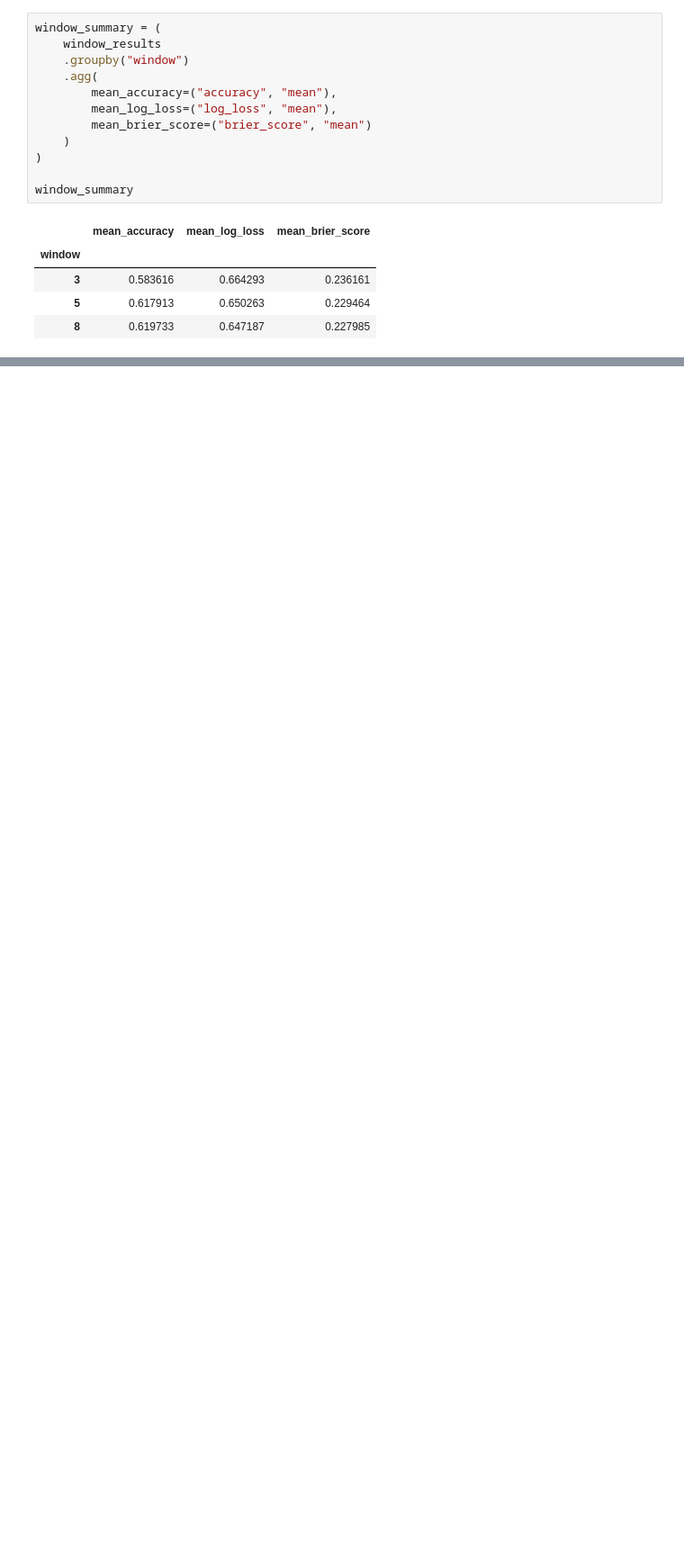
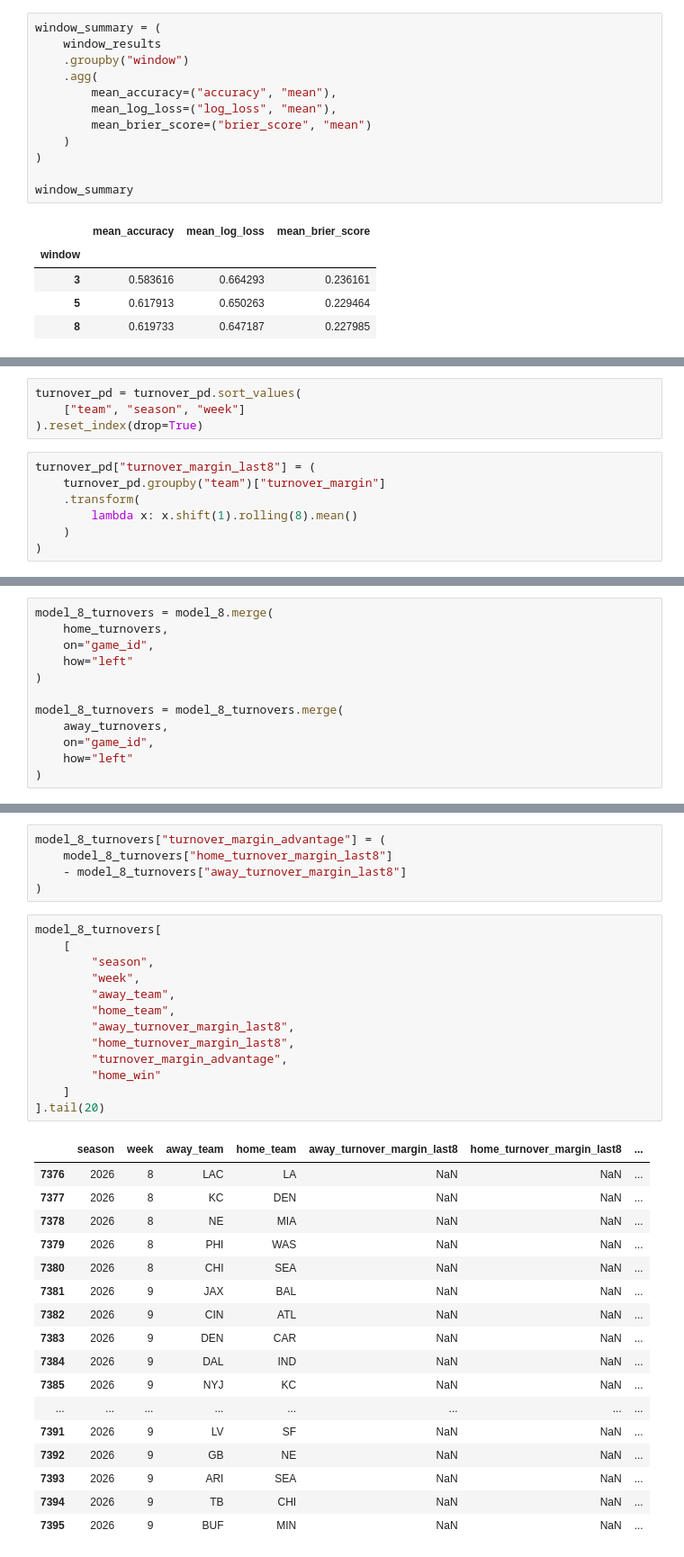
Before and after one commit to GarnetFisherman/nfl-game-prediction, a Jupyter notebook: notebooks/01_explore_nfl_data.ipynb, the cells around one changed output, grey strips where cells are left out. Shown at 90% size. Saved outputs shown, nothing was run; the diff lists cells and outputs as text; blank space fills up the shorter version.

```diff
--- a/notebooks/01_explore_nfl_data.ipynb
+++ b/notebooks/01_explore_nfl_data.ipynb
@@ -2818,0 +3033,11 @@ window_summary
+# %%
+turnover_pd = turnover_pd.sort_values(
+    ["team", "season", "week"]
+).reset_index(drop=True)
+# %%
+turnover_pd["turnover_margin_last8"] = (
+    turnover_pd.groupby("team")["turnover_margin"]
+    .transform(
+        lambda x: x.shift(1).rolling(8).mean()
+    )
+)
@@ -2818,0 +3147,12 @@ window_summary
+# %%
+model_8_turnovers = model_8.merge(
+    home_turnovers,
+    on="game_id",
+    how="left"
+)
+
+model_8_turnovers = model_8_turnovers.merge(
+    away_turnovers,
+    on="game_id",
+    how="left"
+)
@@ -2818,0 +3163,36 @@ window_summary
+# %%
+model_8_turnovers["turnover_margin_advantage"] = (
+    model_8_turnovers["home_turnover_margin_last8"]
+    - model_8_turnovers["away_turnover_margin_last8"]
+)
+# %%
+model_8_turnovers[
+    [
+        "season",
+        "week",
+        "away_team",
+        "home_team",
+        "away_turnover_margin_last8",
+        "home_turnover_margin_last8",
+        "turnover_margin_advantage",
+        "home_win"
+    ]
+].tail(20)
+# %% [output]
+|  | season | week | away_team | home_team | away_turnover_margin_last8 | home_turnover_margin_last8 | ... |
+| 7376 | 2026 | 8 | LAC | LA | NaN | NaN | ... |
+| 7377 | 2026 | 8 | KC | DEN | NaN | NaN | ... |
+| 7378 | 2026 | 8 | NE | MIA | NaN | NaN | ... |
+| 7379 | 2026 | 8 | PHI | WAS | NaN | NaN | ... |
+| 7380 | 2026 | 8 | CHI | SEA | NaN | NaN | ... |
+| 7381 | 2026 | 9 | JAX | BAL | NaN | NaN | ... |
+| 7382 | 2026 | 9 | CIN | ATL | NaN | NaN | ... |
+| 7383 | 2026 | 9 | DEN | CAR | NaN | NaN | ... |
+| 7384 | 2026 | 9 | DAL | IND | NaN | NaN | ... |
+| 7385 | 2026 | 9 | NYJ | KC | NaN | NaN | ... |
+| ... | ... | ... | ... | ... | ... | ... | ... |
+| 7391 | 2026 | 9 | LV | SF | NaN | NaN | ... |
+| 7392 | 2026 | 9 | GB | NE | NaN | NaN | ... |
+| 7393 | 2026 | 9 | ARI | SEA | NaN | NaN | ... |
+| 7394 | 2026 | 9 | TB | CHI | NaN | NaN | ... |
+| 7395 | 2026 | 9 | BUF | MIN | NaN | NaN | ... |
```
Also changed, not shown: parts of 179 cells of this notebook.
